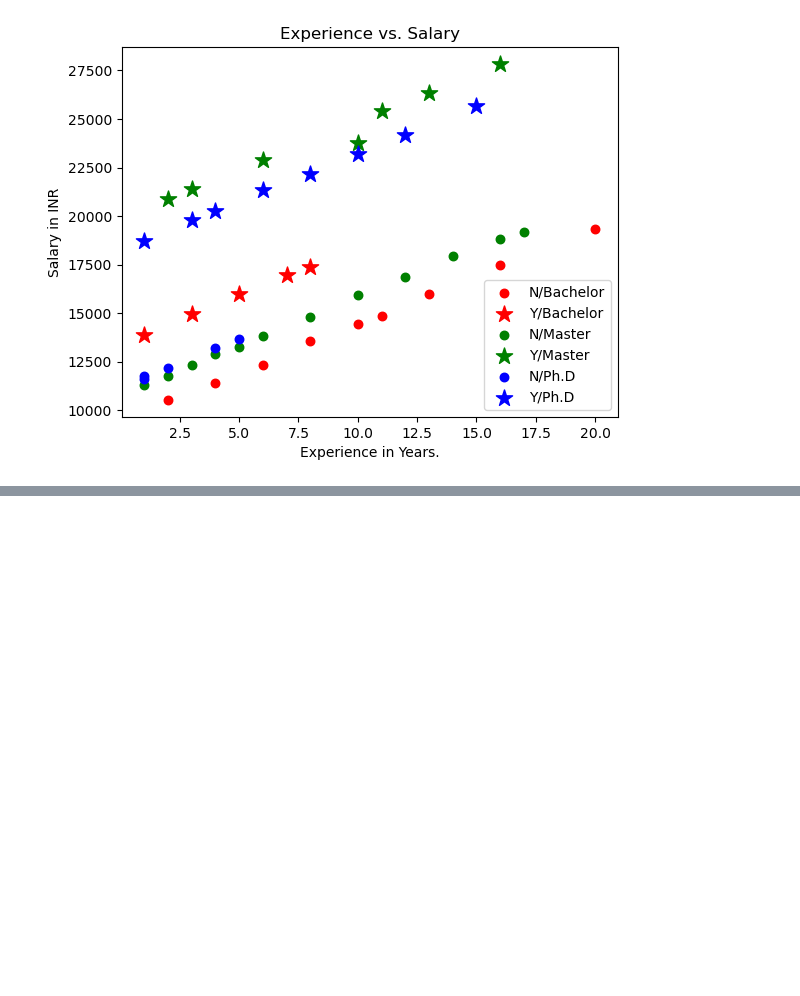
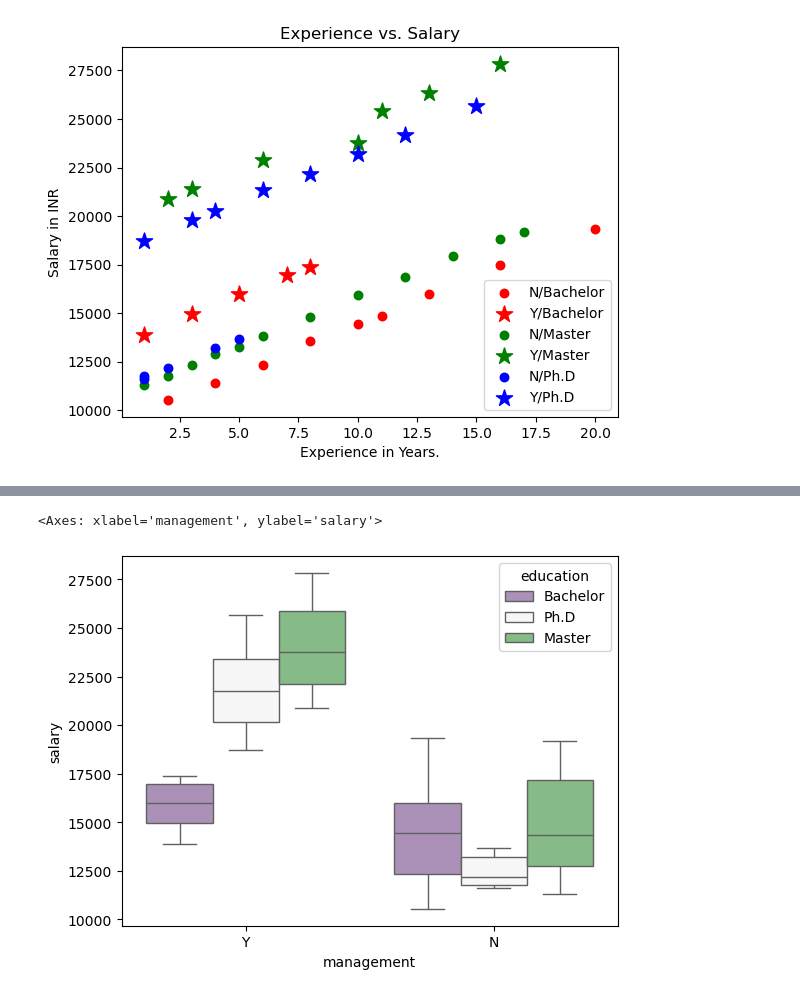
Before and after one commit to toarnabtrainer/AEC_ML_With_Python_August_2024, a Jupyter notebook: Data visualization.ipynb, the cells around one changed output, grey strips where cells are left out. Drawn from its saved outputs; the diff is of its cells as text; code cells hidden in the pictures; blank space fills up the shorter version.

```diff
--- a/Data visualization.ipynb
+++ b/Data visualization.ipynb
@@ -196,0 +214,5 @@ plt.close()
+# %%
+sns.boxplot(x = "management", y = "salary", hue = "education", data = df, palette = "PRGn")
+# %% [output]
+<Axes: xlabel='management', ylabel='salary'>
+[figure, added]
```
Also changed, not shown: parts of 5 cells of this notebook.
